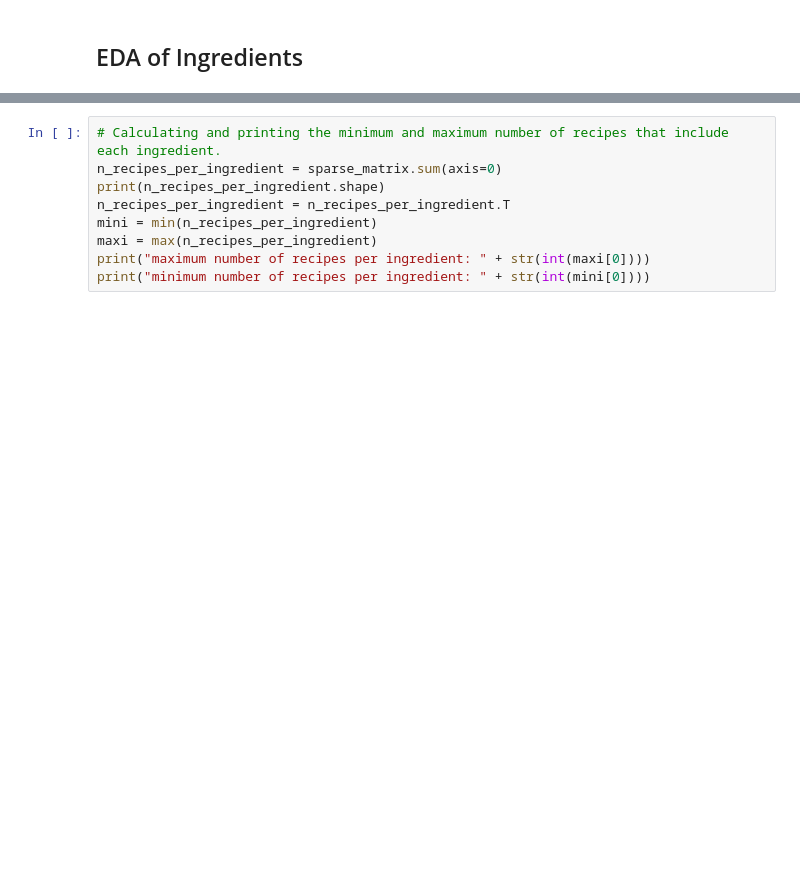
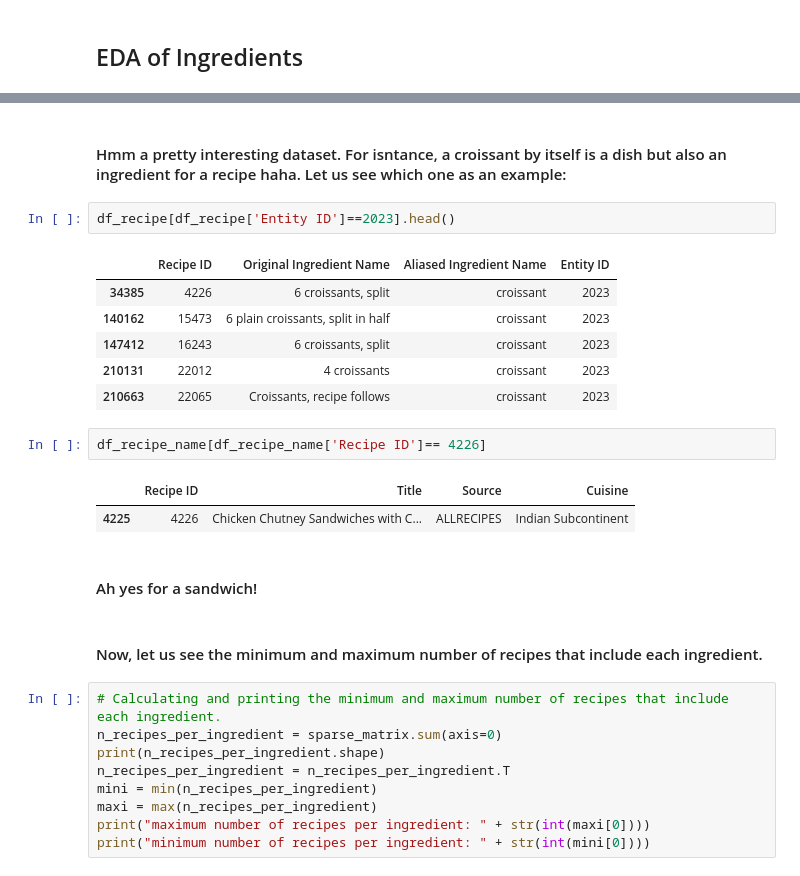
Before and after one commit to com-480-data-visualization/com-480-project-TastingViz, a Jupyter notebook: eda.ipynb, the cells around one changed output, grey strips where cells are left out. Saved outputs shown, nothing was run; the diff lists cells and outputs as text; blank space fills up the shorter version.

```diff
--- a/eda.ipynb
+++ b/eda.ipynb
@@ -196,3 +238,23 @@ plt.show()
+# %% [markdown]
+#### Hmm a pretty interesting dataset. For isntance, a croissant by itself is a dish but also an ingredient for a recipe haha. Let us see which one as an example:
+# %%
+df_recipe[df_recipe['Entity ID']==2023].head()
+# %% [output]
+|  | Recipe ID | Original Ingredient Name | Aliased Ingredient Name | Entity ID |
+| 34385 | 4226 | 6 croissants, split | croissant | 2023 |
+| 140162 | 15473 | 6 plain croissants, split in half | croissant | 2023 |
+| 147412 | 16243 | 6 croissants, split | croissant | 2023 |
+| 210131 | 22012 | 4 croissants | croissant | 2023 |
+| 210663 | 22065 | Croissants, recipe follows | croissant | 2023 |
+# %%
+df_recipe_name[df_recipe_name['Recipe ID']== 4226]
+# %% [output]
+|  | Recipe ID | Title | Source | Cuisine |
+| 4225 | 4226 | Chicken Chutney Sandwiches with C... | ALLRECIPES | Indian Subcontinent |
+# %% [markdown]
+#### Ah yes for a sandwich!
+# %% [markdown]
+#### Now, let us see the minimum and maximum number of recipes that include each ingredient.
 # %%
 # Calculating and printing the minimum and maximum number of recipes that include each ingredient.
 n_recipes_per_ingredient = sparse_matrix.sum(axis=0)
```
Also changed, not shown: parts of 4 cells of this notebook.
